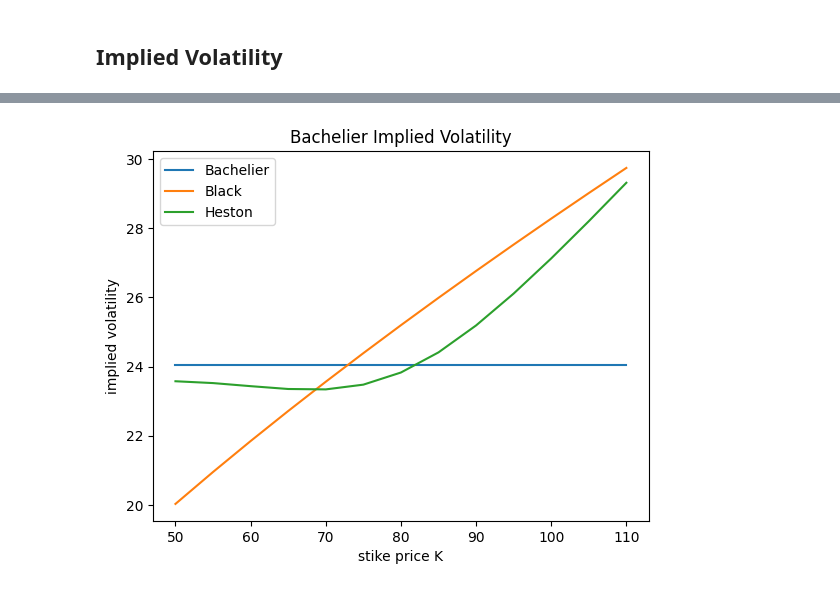
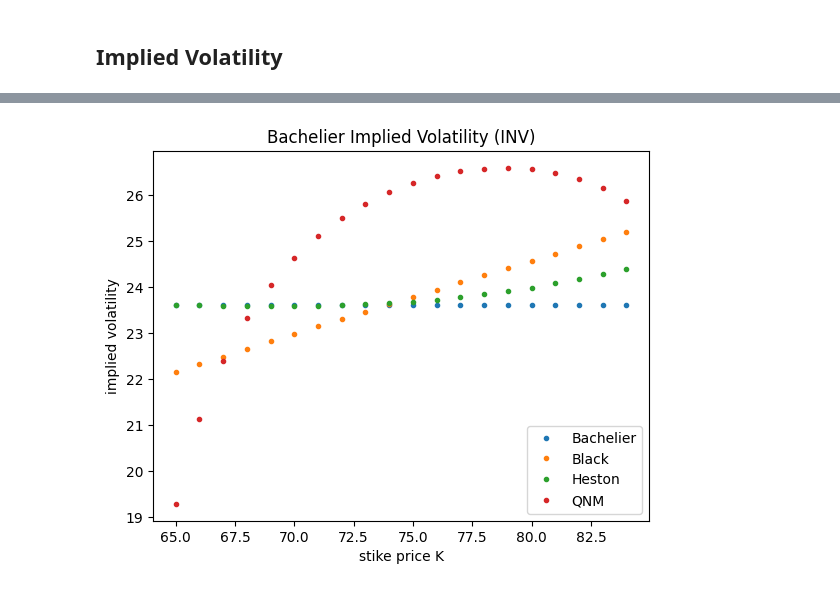
Before and after one commit to WuYenSun/Commodities_Futures_Option, a Jupyter notebook: Commodities_Futures_Options.ipynb, the cells around one changed output, grey strips where cells are left out. Saved outputs shown, nothing was run; the diff lists cells and outputs as text; code cells hidden in the pictures.

```diff
--- a/Commodities_Futures_Options.ipynb
+++ b/Commodities_Futures_Options.ipynb
@@ -294,3 +346,8 @@ dF_t = \sigma(F_t)dW_t \\
+# %%
+# parameters
+c = 0.01
+b = -50 * 2 * c
+a = 20 + b**2/4/c
 # %%
 # Quadratic Normal Model (2023)
 class QNM:
@@ -341,0 +416,13 @@ class QNM:
+# %%
+# verify through Monte Carlo simulation
+paths = 100000
+arr_F, _ = qnm.simulate_F(paths = paths)
+
+arr_V = np.exp(-risk_free_rate*time_to_maturity) * np.maximum(arr_F[:,-1] - strike_price, 0)
+mean_call, ste_call = arr_V.mean(), arr_V.std() / paths**0.5
+arr_V = np.exp(-risk_free_rate*time_to_maturity) * np.maximum(strike_price - arr_F[:,-1], 0)
+mean_put, ste_put = arr_V.mean(), arr_V.std() / paths**0.5
+
+print(f'Monte Carlo simulation:')
+print(f'call is {mean_call:.4f} with standard error {ste_call:.6f}')
+print(f'put is {mean_put:.4f} with standard error {ste_put:.6f}')
@@ -424,22 +546,25 @@ def implied_volatility(option_price, F, K, r, tau, option_type = 'call', model =
 # %%
-# Bachelier implied volatility
-list_iv_bachelier, list_iv_black, list_iv_heston = [], [], []
-for bachelier_, black_, heston_, stirke_ in zip(arr_bachelier_call, arr_black_call, list_heston_call, arr_strike):
-  list_iv_bachelier.append(implied_volatility(bachelier_, futures_price, stirke_, risk_free_rate, time_to_maturity,
+# Bachelier implied volatility (INV)
+list_inv_bachelier, list_inv_black, list_inv_heston, list_inv_qnm = [], [], [], []
+for stirke_, bachelier_, black_, heston_, qnm_ in zip(arr_strike, arr_bachelier_call, arr_black_call, list_heston_call, arr_qnm_call):
+  list_inv_bachelier.append(implied_volatility(bachelier_, futures_price, stirke_, risk_free_rate, time_to_maturity,
                                                           option_type = 'call', model = 'bachelier', method='brent', disp=True))
-  list_iv_black.append(implied_volatility(black_, futures_price, stirke_, risk_free_rate, time_to_maturity,
+  list_inv_black.append(implied_volatility(black_, futures_price, stirke_, risk_free_rate, time_to_maturity,
                                                           option_type = 'call', model = 'bachelier', method='brent', disp=True))
-  list_iv_heston.append(implied_volatility(heston_, futures_price, stirke_, risk_free_rate, time_to_maturity,
+  list_inv_heston.append(implied_volatility(heston_, futures_price, stirke_, risk_free_rate, time_to_maturity,
+                                                          option_type = 'call', model = 'bachelier', method='brent', disp=True))
+  list_inv_qnm.append(implied_volatility(qnm_, futures_price, stirke_, risk_free_rate, time_to_maturity,
                                                           option_type = 'call', model = 'bachelier', method='brent', disp=True))
 
 
-plt.plot(arr_strike, list_iv_bachelier, label = 'Bachelier')
-plt.plot(arr_strike, list_iv_black, label = 'Black')
-plt.plot(arr_strike, list_iv_heston, label = 'Heston')
-plt.title('Bachelier Implied Volatility')
+plt.plot(arr_strike, list_inv_bachelier, '.', label = 'Bachelier')
+plt.plot(arr_strike, list_inv_black, '.', label = 'Black')
+plt.plot(arr_strike, list_inv_heston, '.', label = 'Heston')
+plt.plot(arr_strike, list_inv_qnm, '.', label = 'QNM')
+plt.title('Bachelier Implied Volatility (INV)')
 plt.xlabel('stike price K')
 plt.ylabel('implied volatility')
-plt.legend()
+plt.legend(loc = 'lower right')
 plt.show()
 # %% [output]
-[figure, old version]
+[figure, new version]
```
Also changed, not shown: parts of 39 cells of this notebook, 1 other file.
